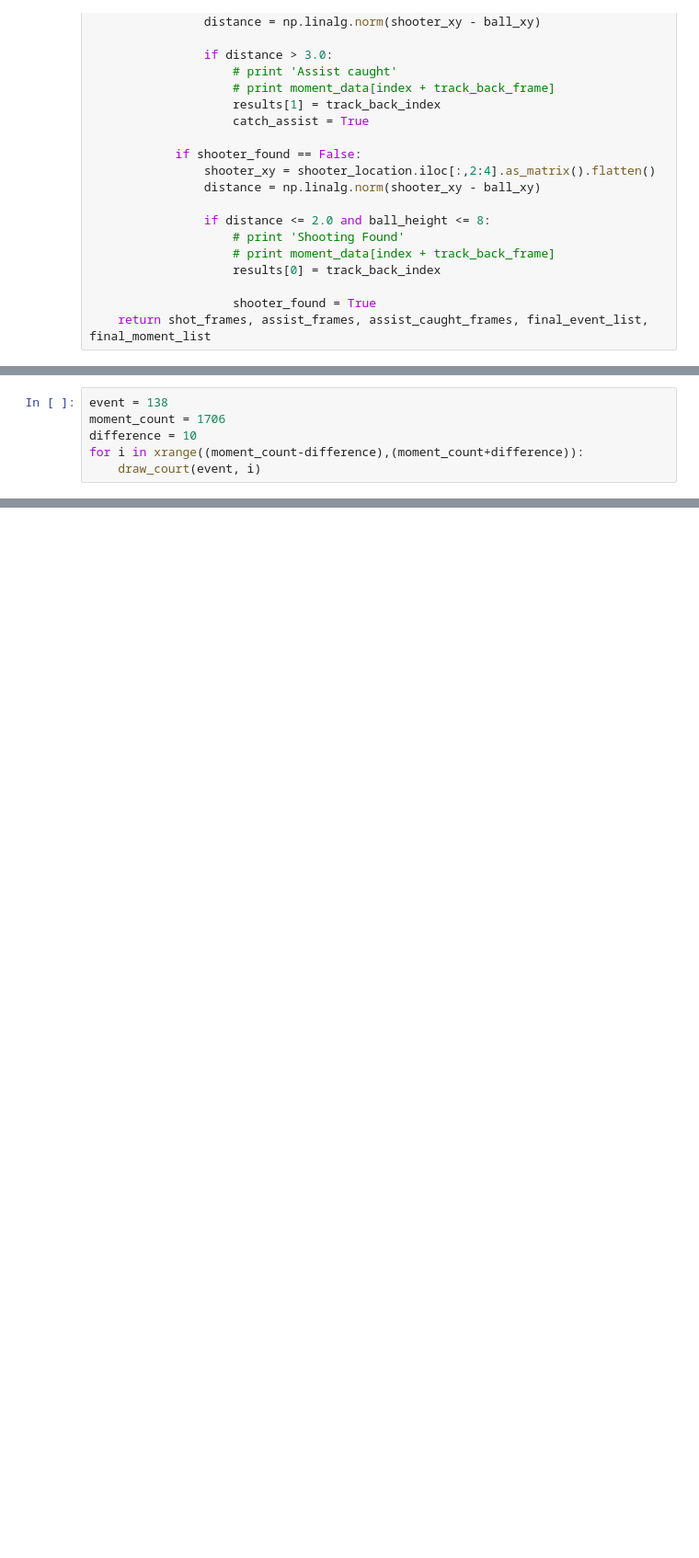
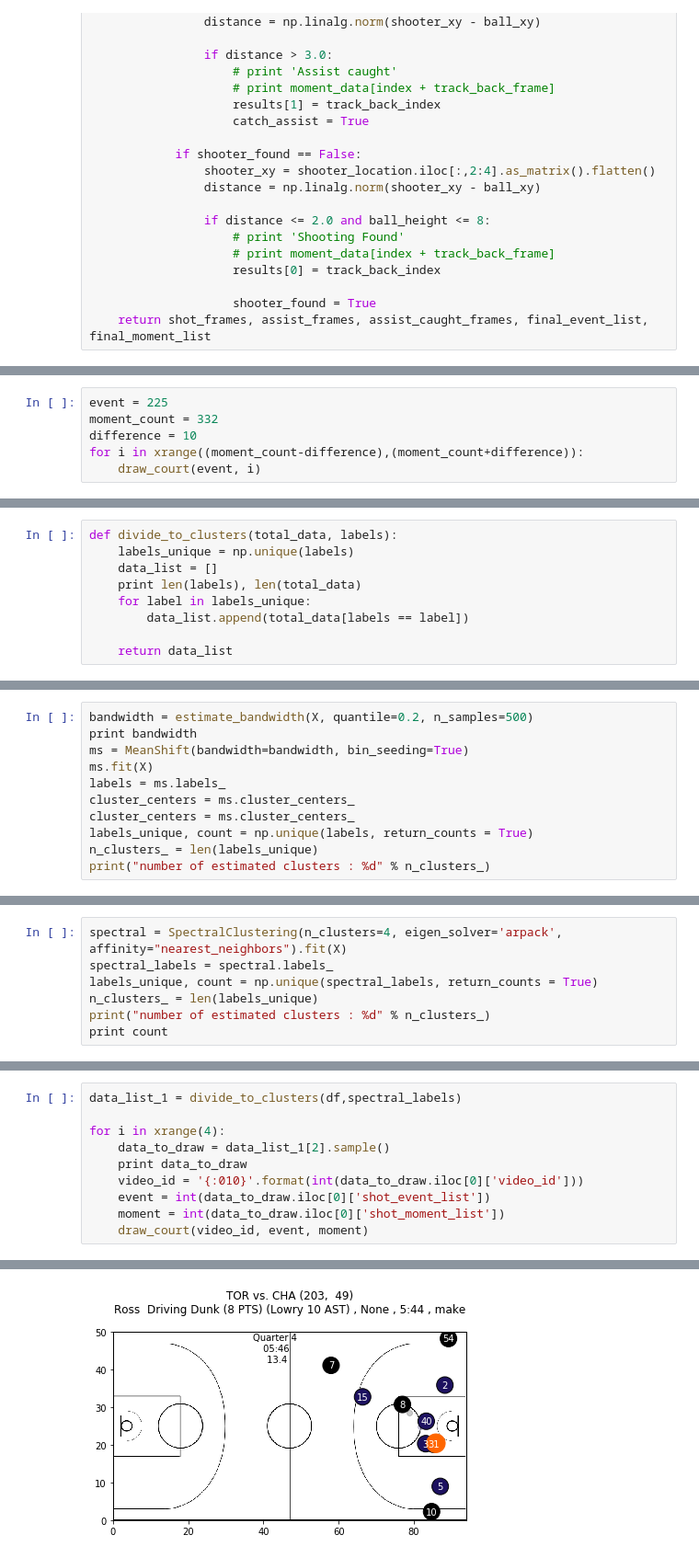
Before and after one commit to jskang/nba_assist_stats, a Jupyter notebook: NBA.ipynb, the cells around one changed output, grey strips where cells are left out. Shown at 92% size. Drawn from its saved outputs; the diff is of its cells as text; blank space fills up the shorter version.

```diff
--- a/NBA.ipynb
+++ b/NBA.ipynb
@@ -644,6 +685,6 @@ print csv_name
 # %%
-event = 138
-moment_count = 1706
+event = 225
+moment_count = 332
 difference = 10
 for i in xrange((moment_count-difference),(moment_count+difference)):
     draw_court(event, i)
@@ -679,0 +693,9 @@ for moment in moment_list:
+# %%
+def divide_to_clusters(total_data, labels):
+    labels_unique = np.unique(labels)
+    data_list = []
+    print len(labels), len(total_data)
+    for label in labels_unique:
+        data_list.append(total_data[labels == label])
+
+    return data_list
@@ -679,0 +733,11 @@ for moment in moment_list:
+# %%
+bandwidth = estimate_bandwidth(X, quantile=0.2, n_samples=500)
+print bandwidth
+ms = MeanShift(bandwidth=bandwidth, bin_seeding=True)
+ms.fit(X)
+labels = ms.labels_
+cluster_centers = ms.cluster_centers_
+cluster_centers = ms.cluster_centers_
+labels_unique, count = np.unique(labels, return_counts = True)
+n_clusters_ = len(labels_unique)
+print("number of estimated clusters : %d" % n_clusters_)
@@ -679,0 +747,7 @@ for moment in moment_list:
+# %%
+spectral = SpectralClustering(n_clusters=4, eigen_solver='arpack', affinity="nearest_neighbors").fit(X)
+spectral_labels = spectral.labels_
+labels_unique, count = np.unique(spectral_labels, return_counts = True)
+n_clusters_ = len(labels_unique)
+print("number of estimated clusters : %d" % n_clusters_)
+print count
@@ -679,0 +774,11 @@ for moment in moment_list:
+# %%
+data_list_1 = divide_to_clusters(df,spectral_labels)
+
+for i in xrange(4):
+    data_to_draw = data_list_1[2].sample()
+    print data_to_draw
+    video_id = '{:010}'.format(int(data_to_draw.iloc[0]['video_id']))
+    event = int(data_to_draw.iloc[0]['shot_event_list'])
+    moment = int(data_to_draw.iloc[0]['shot_moment_list'])
+    draw_court(video_id, event, moment)
+# %% [output]
@@ -679,0 +802 @@ for moment in moment_list:
+[figure, added]
```
Also changed, not shown: parts of 20 cells of this notebook.
